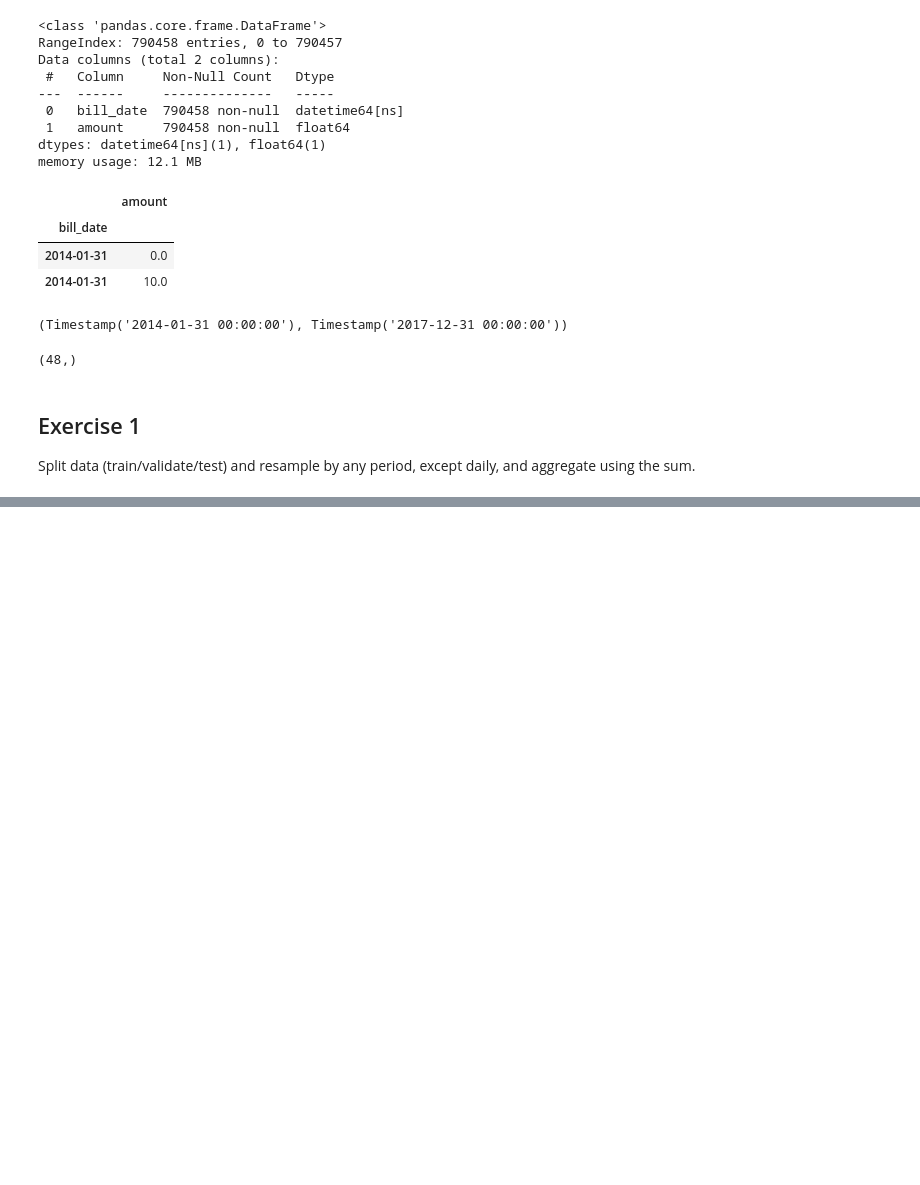
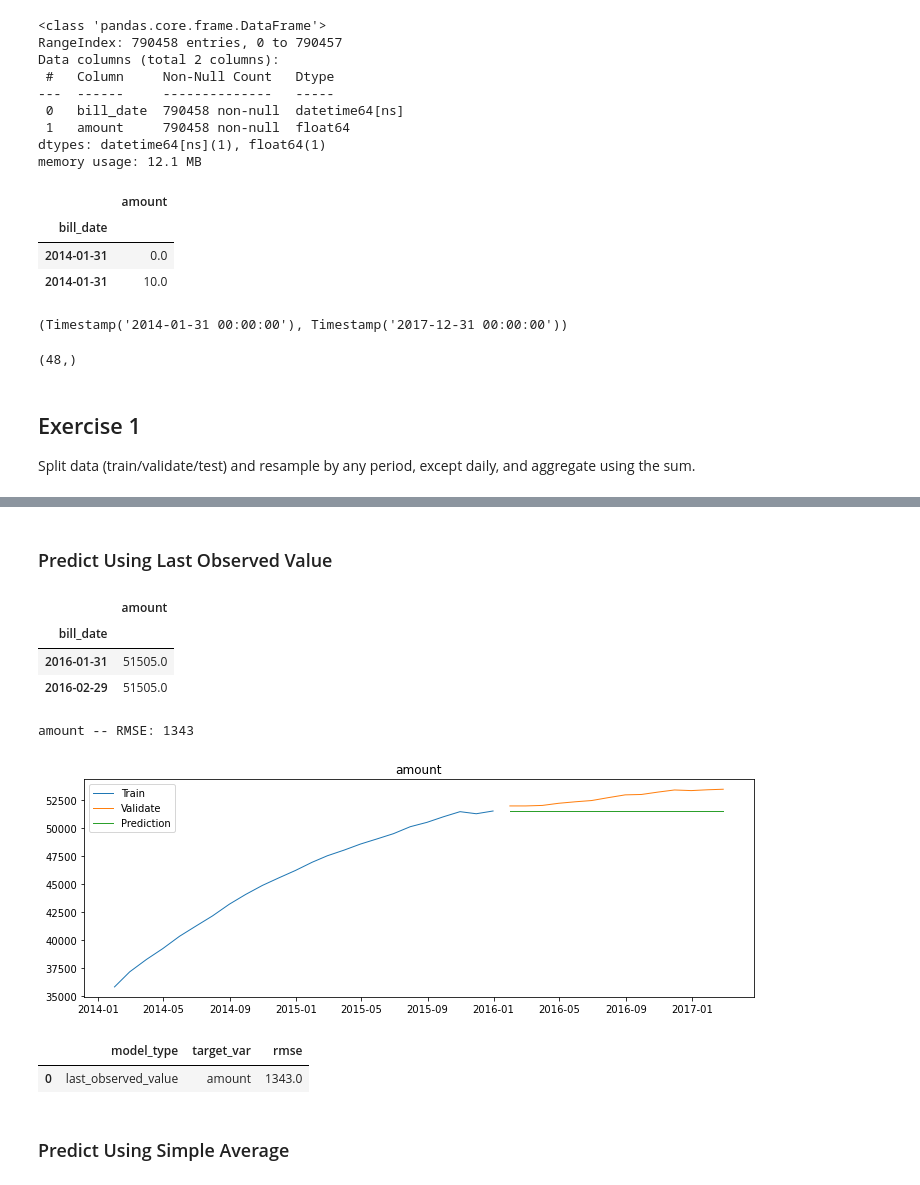
Before and after one commit to lainslie-18/time-series-exercises, a Jupyter notebook: model.ipynb, the cells around one changed output, grey strips where cells are left out. Drawn from its saved outputs; the diff is of its cells as text; code cells hidden in the pictures; blank space fills up the shorter version.

```diff
--- a/model.ipynb
+++ b/model.ipynb
@@ -124,0 +191,65 @@ Split data (train/validate/test) and resample by any period, except daily, and a
+# %%
+# create functions to use
+
+# compute rmse to evaluate model
+def evaluate(train_set, validate_set, target_var):
+    train_rmse = round(sqrt(mean_squared_error(train_set[target_var], yhat_df[target_var])), 0)
+    validate_rmse = round(sqrt(mean_squared_error(validate_set[target_var], yhat_df[target_var])), 0)
+    return rmse
+
+
+# plot original and predicted values
+def plot_and_eval(target_var):
+    plt.figure(figsize = (12,4))
+    plt.plot(train[target_var], label = 'Train', linewidth = 1)
+    plt.plot(validate[target_var], label = 'Validate', linewidth = 1)
+    plt.plot(yhat_df[target_var], label = 'Prediction', linewidth = 1)
+    plt.title(target_var)
+    plt.legend()
+    rmse = evaluate(target_var)
+    print(target_var, '-- RMSE: {:.0f}'.format(rmse))
+    plt.show()
+
+
+# create df object to append to
+eval_df = pd.DataFrame(columns=['model_type', 'target_var', 'rmse'])
+
+# append evaluations to a df for comparison
+def append_eval_df(model_type, target_var):
+    rmse = evaluate(target_var)
+    d = {'model_type': [model_type], 'target_var': [target_var], 'rmse': [rmse]}
+    d = pd.DataFrame(d)
+    return eval_df.append(d, ignore_index = True)
+# %% [markdown]
+### Predict Using Last Observed Value
+# %%
+# create yhat of last value in train to compare validate to
+amount = train['amount'][-1:][0]
+
+yhat_df = pd.DataFrame({'amount': [amount]},
+                       index = validate.index)
+
+yhat_df.head(2)
+# %% [output]
+|  | amount |
+| bill_date |  |
+| 2016-01-31 | 51505.0 |
+| 2016-02-29 | 51505.0 |
+# %%
+# plot actual vs predicted
+for col in train.columns:
+    plot_and_eval(col)
+# %% [output]
+amount -- RMSE: 1343
+[figure, added]
+# %%
+# evaluate model and add metrics to df
+for col in train.columns:
+    eval_df = append_eval_df(model_type = 'last_observed_value',
+                             target_var = col)
+eval_df
+# %% [output]
+|  | model_type | target_var | rmse |
+| 0 | last_observed_value | amount | 1343.0 |
+# %% [markdown]
+### Predict Using Simple Average
```
Also changed, not shown: parts of 17 cells of this notebook, 2 other files.
